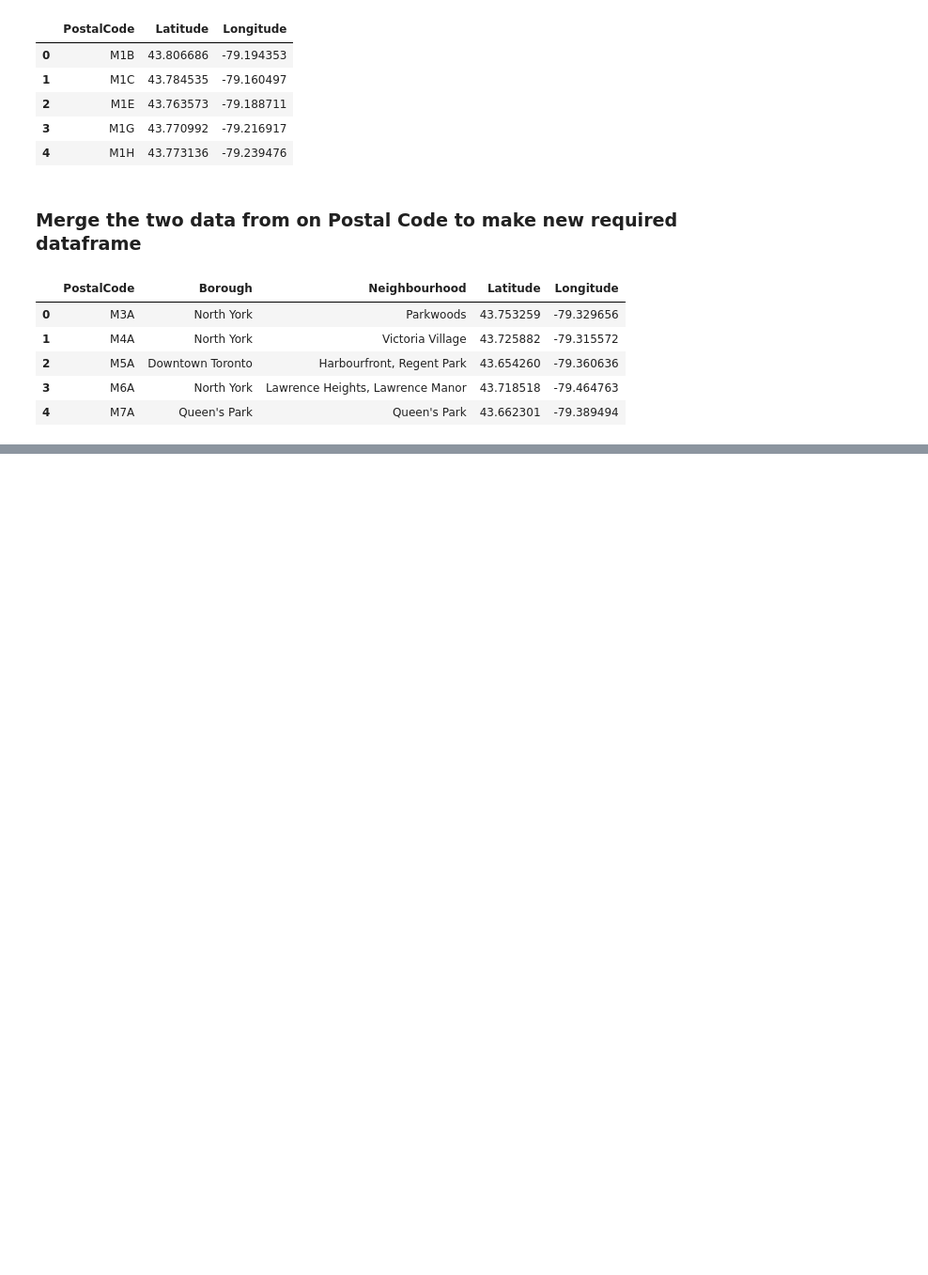
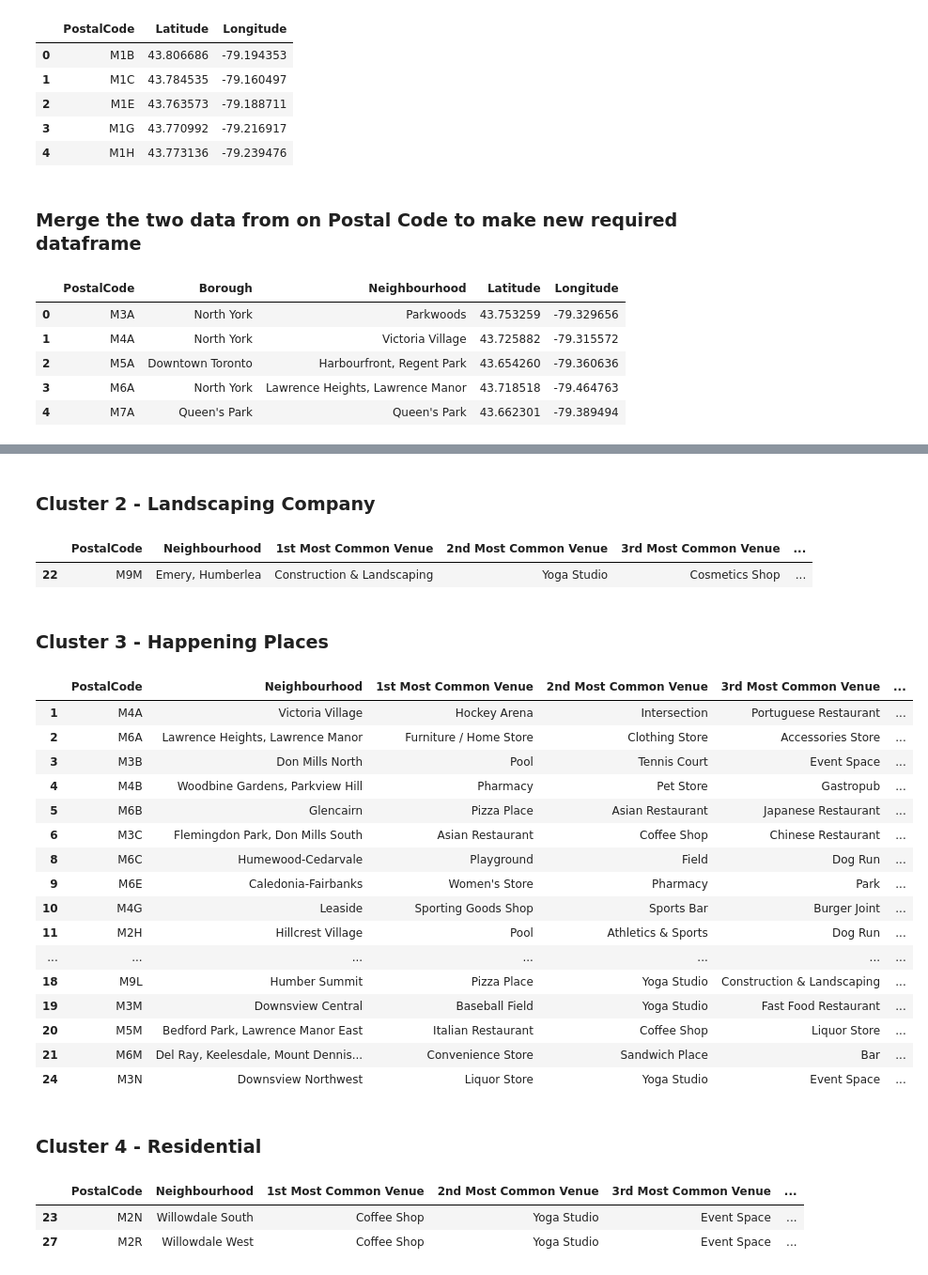
Before and after one commit to pratapvb/Coursera_Capstone, a Jupyter notebook: capstone_toronto.ipynb, the cells around one changed output, grey strips where cells are left out. Shown at 94% size. Drawn from its saved outputs; the diff is of its cells as text; code cells hidden in the pictures; blank space fills up the shorter version.

```diff
--- a/capstone_toronto.ipynb
+++ b/capstone_toronto.ipynb
@@ -204,0 +501,22 @@ df_toronto_latlong.head()
+# %%
+num_top_venues = 10
+
+indicators = ['st', 'nd', 'rd']
+
+# create columns according to number of top venues
+columns = ['PostalCode', 'Neighbourhood']
+for ind in np.arange(num_top_venues):
+    try:
+        columns.append('{}{} Most Common Venue'.format(ind+1, indicators[ind]))
+    except:
+        columns.append('{}th Most Common Venue'.format(ind+1))
+
+# create a new dataframe
+neighborhoods_venues_sorted = pd.DataFrame(columns=columns)
+neighborhoods_venues_sorted['PostalCode'] = toronto_grouped['PostalCode']
+neighborhoods_venues_sorted['Neighbourhood'] = toronto_grouped['Neighbourhood']
+
+for ind in np.arange(toronto_grouped.shape[0]):
+    neighborhoods_venues_sorted.iloc[ind, 2:] = return_most_common_venues(toronto_grouped.iloc[ind, :], num_top_venues)
+
+neighborhoods_venues_sorted.head()
@@ -204,0 +534,11 @@ df_toronto_latlong.head()
+# %%
+# set number of clusters
+kclusters = 5
+
+toronto_grouped_clustering = toronto_grouped.drop(['PostalCode', 'Neighbourhood'], 1)
+
+# run k-means clustering
+kmeans = KMeans(n_clusters=kclusters, random_state=0).fit(toronto_grouped_clustering)
+
+# check cluster labels generated for each row in the dataframe
+kmeans.labels_[0:10]
@@ -204,0 +549,10 @@ df_toronto_latlong.head()
+# %%
+# add clustering labels
+neighborhoods_venues_sorted.insert(2, 'Cluster Labels', kmeans.labels_)
+# %%
+toronto_merged = df_subtoronto
+
+# merge toronto_grouped with toronto_data to add latitude/longitude for each neighborhood
+toronto_merged = toronto_merged.merge(neighborhoods_venues_sorted, on=['PostalCode', 'Neighbourhood'])
+
+toronto_merged.head() # check the last columns!
@@ -204,0 +606,37 @@ df_toronto_latlong.head()
+# %% [markdown]
+### Cluster 2 - Landscaping Company
+# %%
+toronto_merged.loc[toronto_merged['Cluster Labels'] == 1, toronto_merged.columns[[0]+[2] + list(range(6, toronto_merged.shape[1]))]]
+# %% [output]
+|  | PostalCode | Neighbourhood | 1st Most Common Venue | 2nd Most Common Venue | 3rd Most Common Venue | ... |
+| 22 | M9M | Emery, Humberlea | Construction & Landscaping | Yoga Studio | Cosmetics Shop | ... |
+# %% [markdown]
+### Cluster 3 - Happening Places
+# %%
+toronto_merged.loc[toronto_merged['Cluster Labels'] == 2, toronto_merged.columns[[0]+[2] + list(range(6, toronto_merged.shape[1]))]]
+# %% [output]
+|  | PostalCode | Neighbourhood | 1st Most Common Venue | 2nd Most Common Venue | 3rd Most Common Venue | ... |
+| 1 | M4A | Victoria Village | Hockey Arena | Intersection | Portuguese Restaurant | ... |
+| 2 | M6A | Lawrence Heights, Lawrence Manor | Furniture / Home Store | Clothing Store | Accessories Store | ... |
+| 3 | M3B | Don Mills North | Pool | Tennis Court | Event Space | ... |
+| 4 | M4B | Woodbine Gardens, Parkview Hill | Pharmacy | Pet Store | Gastropub | ... |
+| 5 | M6B | Glencairn | Pizza Place | Asian Restaurant | Japanese Restaurant | ... |
+| 6 | M3C | Flemingdon Park, Don Mills South | Asian Restaurant | Coffee Shop | Chinese Restaurant | ... |
+| 8 | M6C | Humewood-Cedarvale | Playground | Field | Dog Run | ... |
+| 9 | M6E | Caledonia-Fairbanks | Women's Store | Pharmacy | Park | ... |
+| 10 | M4G | Leaside | Sporting Goods Shop | Sports Bar | Burger Joint | ... |
+| 11 | M2H | Hillcrest Village | Pool | Athletics & Sports | Dog Run | ... |
+| ... | ... | ... | ... | ... | ... | ... |
+| 18 | M9L | Humber Summit | Pizza Place | Yoga Studio | Construction & Landscaping | ... |
+| 19 | M3M | Downsview Central | Baseball Field | Yoga Studio | Fast Food Restaurant | ... |
+| 20 | M5M | Bedford Park, Lawrence Manor East | Italian Restaurant | Coffee Shop | Liquor Store | ... |
+| 21 | M6M | Del Ray, Keelesdale, Mount Dennis... | Convenience Store | Sandwich Place | Bar | ... |
+| 24 | M3N | Downsview Northwest | Liquor Store | Yoga Studio | Event Space | ... |
+# %% [markdown]
+### Cluster 4 - Residential
+# %%
+toronto_merged.loc[toronto_merged['Cluster Labels'] == 3, toronto_merged.columns[[0]+[2] + list(range(6, toronto_merged.shape[1]))]]
+# %% [output]
+|  | PostalCode | Neighbourhood | 1st Most Common Venue | 2nd Most Common Venue | 3rd Most Common Venue | ... |
+| 23 | M2N | Willowdale South | Coffee Shop | Yoga Studio | Event Space | ... |
+| 27 | M2R | Willowdale West | Coffee Shop | Yoga Studio | Event Space | ... |
```
Also changed, not shown: parts of 43 cells of this notebook.
